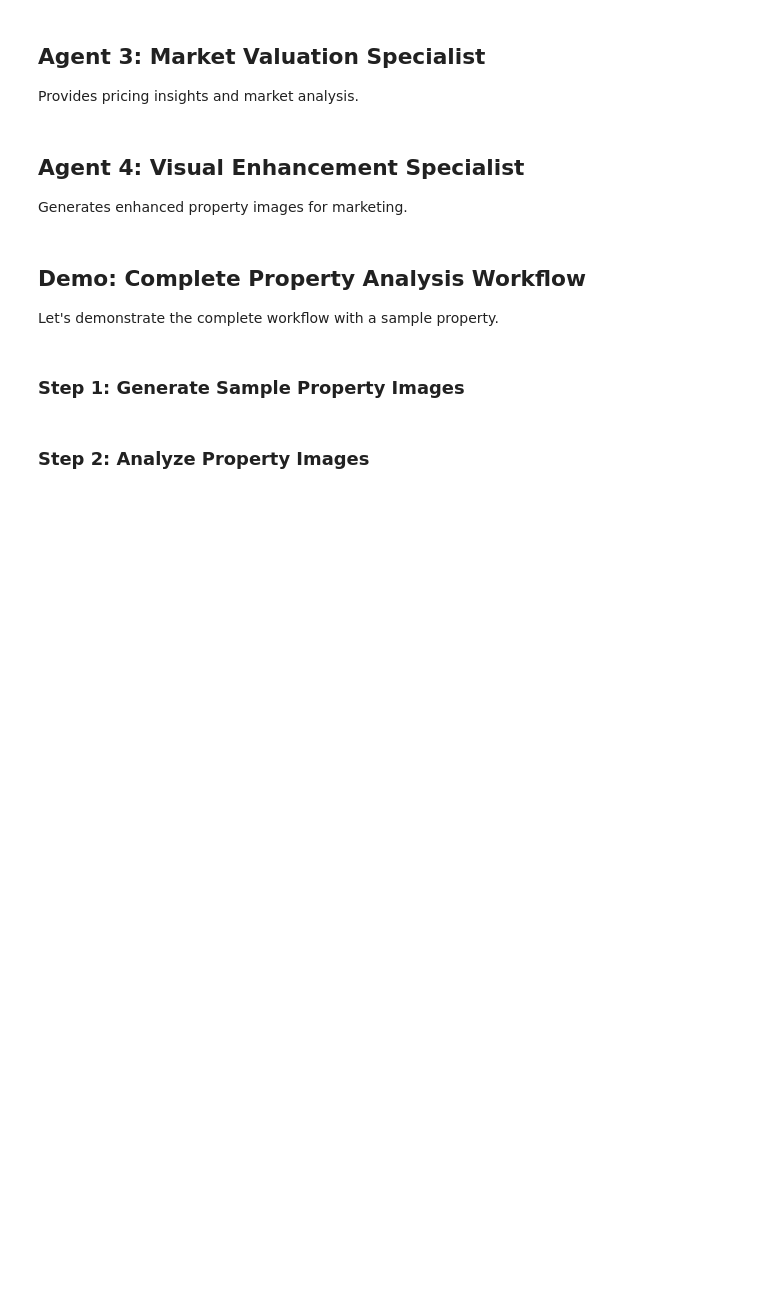
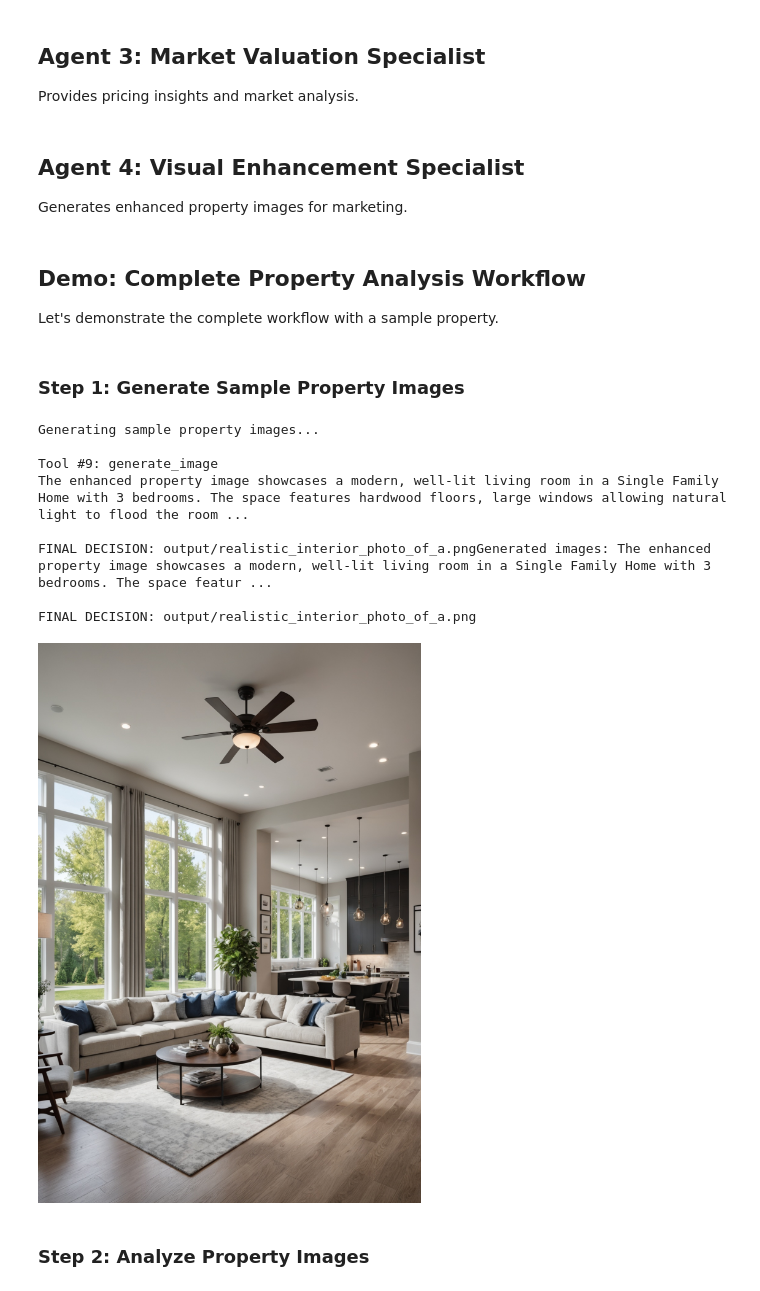
Before and after one commit to aws-samples/sample-building-intelligent-multimodal-applications-with-Nova, a Jupyter notebook: nova-strands-agent.ipynb, the cells around one changed output. Cells and saved outputs as stored; diff of their text form; code cells hidden in the pictures; blank space fills up the shorter version.

Commit message:
modified the display image in agent notebook and updated s3 logic

```diff
--- a/nova-strands-agent.ipynb
+++ b/nova-strands-agent.ipynb
@@ -153,17 +155,32 @@ print(json.dumps(property_info, indent=2))
 ### Step 1: Generate Sample Property Images
 # %%
 # Generate sample property images for analysis
-!rm output/professional_real_estate_photography_of.png
+![ -d output ] && rm -rf output
 image_prompt = f"""
 Create a realistic interior photo of a {property_info['type']} with {property_info['bedrooms']} bedrooms.
 Show a modern, well-lit living room with hardwood floors, large windows, and contemporary furnishing.
 Professional real estate photography style.
 """
 
 print("Generating sample property images...")
 sample_images = visual_enhancer(image_prompt)
 print(f"Generated images: {sample_images}")
-Image(filename='output/professional_real_estate_photography_of.png')
+available_images = glob.glob('output/*.png')
+if available_images:
+    for img_path in available_images:
+        display(Image(filename=img_path))
+else:
+    print("No images found in output folder")
+# %% [output]
+Generating sample property images...
+
+Tool #9: generate_image
+The enhanced property image showcases a modern, well-lit living room in a Single Family Home with 3 bedrooms. The space features hardwood floors, large windows allowing natural light to flood the room ...
+
+FINAL DECISION: output/realistic_interior_photo_of_a.pngGenerated images: The enhanced property image showcases a modern, well-lit living room in a Single Family Home with 3 bedrooms. The space featur ...
+
+FINAL DECISION: output/realistic_interior_photo_of_a.png
+[figure, added]
 # %% [markdown]
 ### Step 2: Analyze Property Images
 # %%
```
Also changed, not shown: parts of 9 cells of this notebook.
